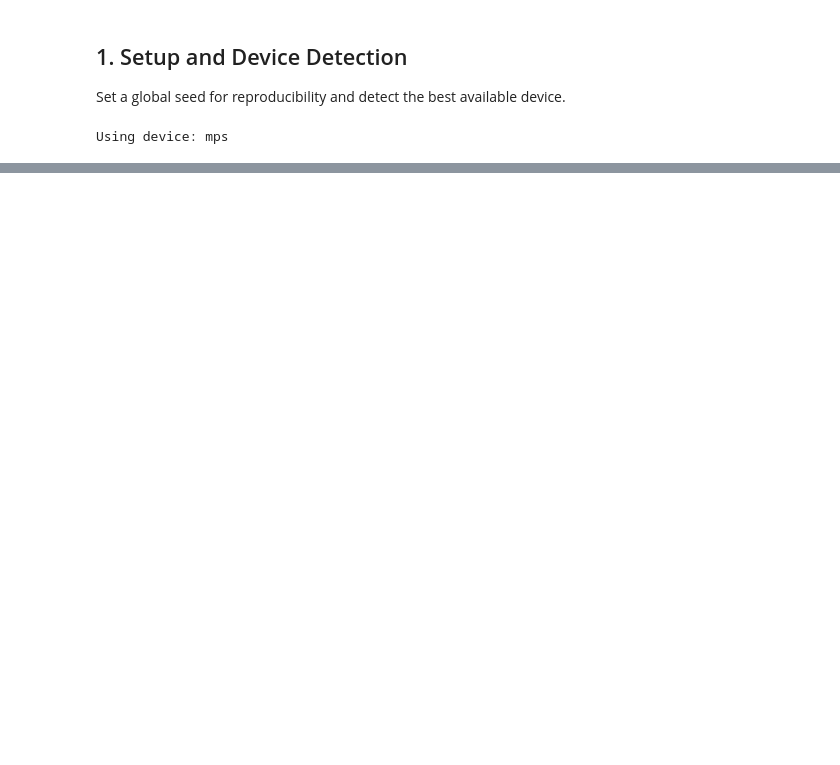
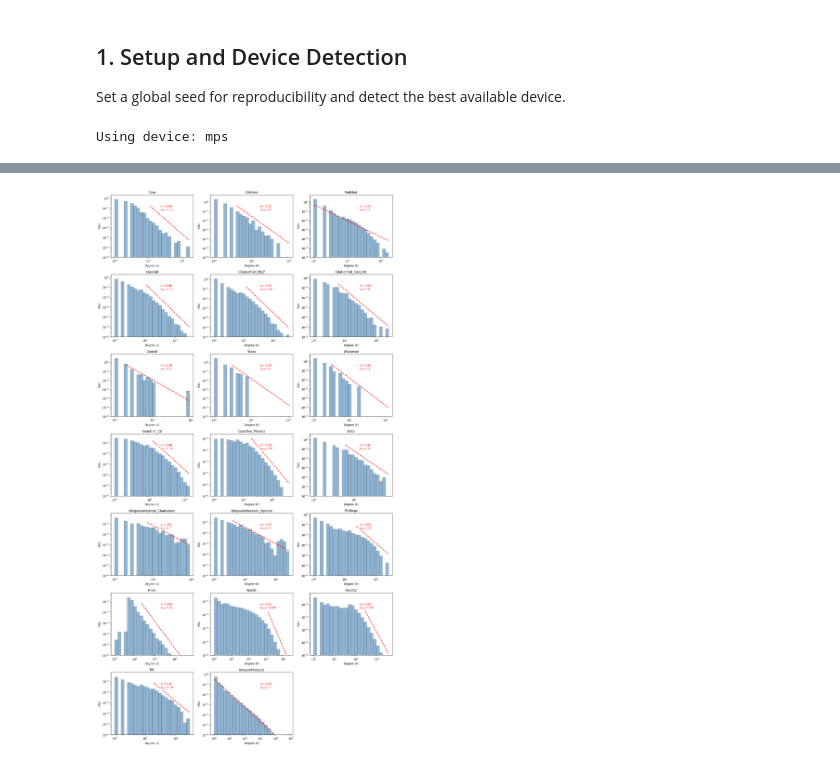
Before and after one commit to ilias-laoukili/gnn-sparsification-research, a Jupyter notebook: notebooks/exploratory/01_Dataset_Loading_and_Preprocessing.ipynb, the cells around one changed output, grey strips where cells are left out. Saved outputs shown, nothing was run; the diff lists cells and outputs as text; code cells hidden in the pictures; blank space fills up the shorter version.

```diff
--- a/notebooks/exploratory/01_Dataset_Loading_and_Preprocessing.ipynb
+++ b/notebooks/exploratory/01_Dataset_Loading_and_Preprocessing.ipynb
@@ -261,0 +329,86 @@ Visualize the class distribution in the datasets.
+# %%
+all_degrees = []
+all_datasets = []
+
+# Reconstruct DataFrame
+if 'loaded_datasets' in locals():
+    for name in loaded_datasets:
+        data = loaded_datasets[name]['data']
+
+        if not hasattr(data, 'edge_index') or data.edge_index is None:
+            continue
+
+        deg_tensor = degree(data.edge_index[0], num_nodes=data.num_nodes)
+        degree_values = deg_tensor.cpu().numpy()
+
+        if len(degree_values) == 0:
+            continue
+
+        all_degrees.extend(degree_values)
+        all_datasets.extend([name] * len(degree_values))
+
+    df_deg = pd.DataFrame({'degree': all_degrees, 'dataset': all_datasets})
+
+# Generate Plots
+datasets = df_deg['dataset'].unique()
+num_plots = len(datasets)
+cols = 3
+rows = (num_plots // cols) + (1 if num_plots % cols > 0 else 0)
+
+fig, axes = plt.subplots(rows, cols, figsize=(15, 4 * rows))
+axes = axes.flatten()
+
+for i, name in enumerate(datasets):
+    ax = axes[i]
+
+    data = df_deg[df_deg['dataset'] == name]['degree'].values
+    data = data[data > 0]
+
+    if len(data) < 10:
+        clean_name = name.split(' (')[0]
+        ax.set_title(clean_name)
+        continue
+
+    fit = powerlaw.Fit(data, discrete=True, verbose=False)
+
+    min_deg, max_deg = 1, data.max()
+    bins = np.logspace(np.log10(min_deg), np.log10(max_deg), num=25)
+    counts, edges = np.histogram(data, bins=bins, density=True)
+
+    ax.bar(
+        x=edges[:-1],
+        height=counts,
+        width=np.diff(edges),
+        align='edge',
+        color='steelblue',
+        edgecolor='black',
+        linewidth=0.5,
+        alpha=0.6,
+        bottom=1e-9
+    )
+
+    fit.power_law.plot_pdf(color='red', linestyle='--', linewidth=2, ax=ax)
+
+    ax.text(0.6, 0.75,
+            f'$\\alpha = {fit.alpha:.2f}$\n$x_{{min}} = {fit.xmin: .0f}$',
+            transform=ax.transAxes,
+            fontsize=10, color='red',
+            bbox=dict(facecolor='white', alpha=0.9, edgecolor='none', boxstyle='round,pad=0.2'))
+
+    ax.set_xscale('log')
+    ax.set_yscale('log')
+
+    clean_name = name.split(' (')[0]
+    ax.set_title(clean_name, fontsize=11)
+
+    ax.set_xlabel("Degree ($k$)")
+    ax.set_ylabel("$P(k)$")
+    ax.set_ylim(bottom=1e-6)
+
+for j in range(i + 1, len(axes)):
+    axes[j].axis('off')
+
+plt.tight_layout()
+plt.show()
+# %% [output]
+[figure, added]
```
Also changed, not shown: parts of 36 cells of this notebook, 35 other files.
